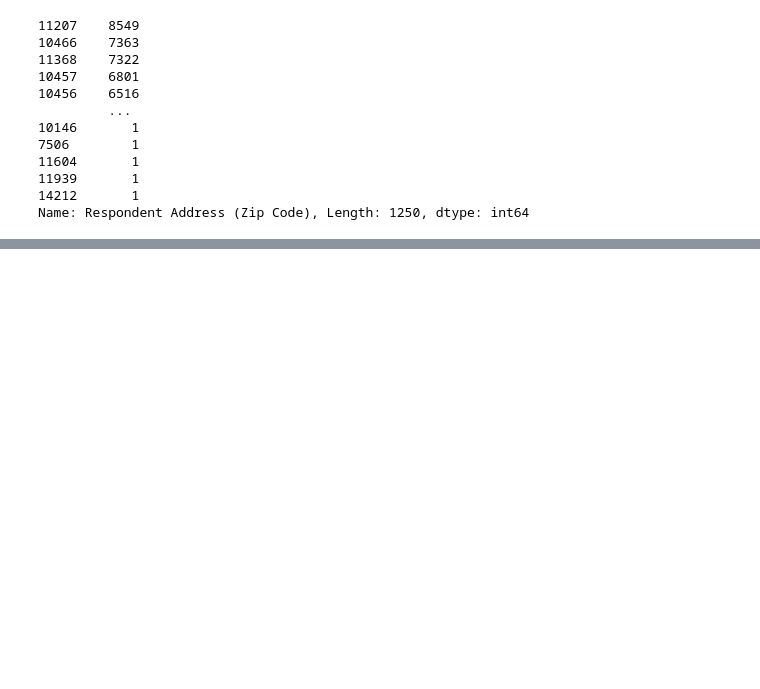
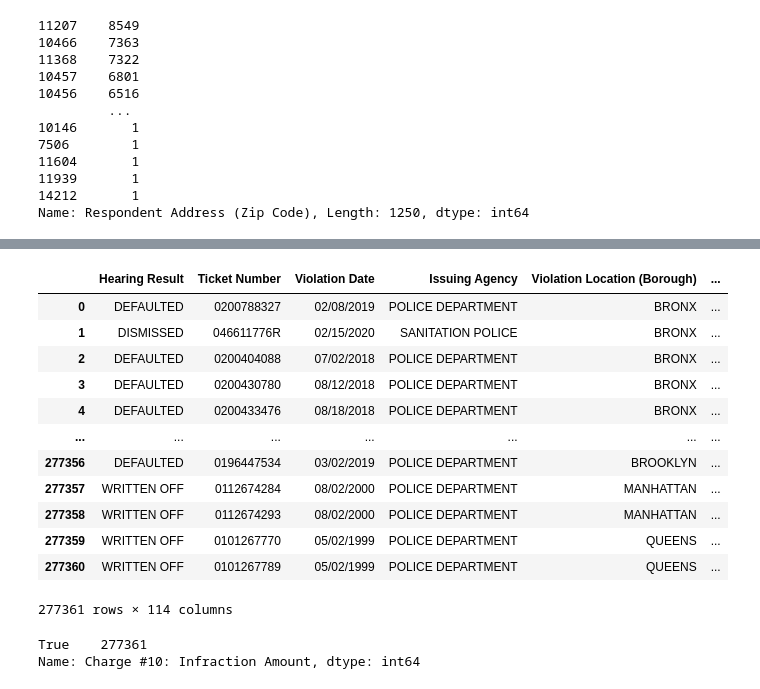
Before and after one commit to allisongao4015/oath_cases, a Jupyter notebook: 2ndNotebook.ipynb, the cells around one changed output, grey strips where cells are left out. Saved outputs shown, nothing was run; the diff lists cells and outputs as text; code cells hidden in the pictures; blank space fills up the shorter version.

```diff
--- a/2ndNotebook.ipynb
+++ b/2ndNotebook.ipynb
@@ -75,0 +65,4 @@ zip_code
+# %%
+merged_df = pd.merge(df, zip_code, left_on = "Respondent Address (Zip Code)", right_on = "JURISDICTION NAME", how="inner")
+# %%
+merged_df = merged_df.drop("Unnamed: 0", axis=1)
@@ -75,0 +73,3 @@ zip_code
+# %%
+pd.set_option('display.max_columns', 2000000000)
+merged_df.iloc[277360:]
@@ -75,0 +100,26 @@ zip_code
+# %%
+first_column = merged_df.pop('Hearing Result')
+
+# insert column using insert(position,column_name,first_column) function
+merged_df.insert(0, 'Hearing Result', first_column)
+# %%
+merged_df
+# %% [output]
+|  | Hearing Result | Ticket Number | Violation Date | Issuing Agency | Violation Location (Borough) | ... |
+| 0 | DEFAULTED | 0200788327 | 02/08/2019 | POLICE DEPARTMENT | BRONX | ... |
+| 1 | DISMISSED | 046611776R | 02/15/2020 | SANITATION POLICE | BRONX | ... |
+| 2 | DEFAULTED | 0200404088 | 07/02/2018 | POLICE DEPARTMENT | BRONX | ... |
+| 3 | DEFAULTED | 0200430780 | 08/12/2018 | POLICE DEPARTMENT | BRONX | ... |
+| 4 | DEFAULTED | 0200433476 | 08/18/2018 | POLICE DEPARTMENT | BRONX | ... |
+| ... | ... | ... | ... | ... | ... | ... |
+| 277356 | DEFAULTED | 0196447534 | 03/02/2019 | POLICE DEPARTMENT | BROOKLYN | ... |
+| 277357 | WRITTEN OFF | 0112674284 | 08/02/2000 | POLICE DEPARTMENT | MANHATTAN | ... |
+| 277358 | WRITTEN OFF | 0112674293 | 08/02/2000 | POLICE DEPARTMENT | MANHATTAN | ... |
+| 277359 | WRITTEN OFF | 0101267770 | 05/02/1999 | POLICE DEPARTMENT | QUEENS | ... |
+| 277360 | WRITTEN OFF | 0101267789 | 05/02/1999 | POLICE DEPARTMENT | QUEENS | ... |
+277361 rows × 114 columns
+# %%
+merged_df["Charge #10: Infraction Amount"].isnull().value_counts()
+# %% [output]
+True    277361
+Name: Charge #10: Infraction Amount, dtype: int64
```
Also changed, not shown: parts of 16 cells of this notebook, 1 other file.
